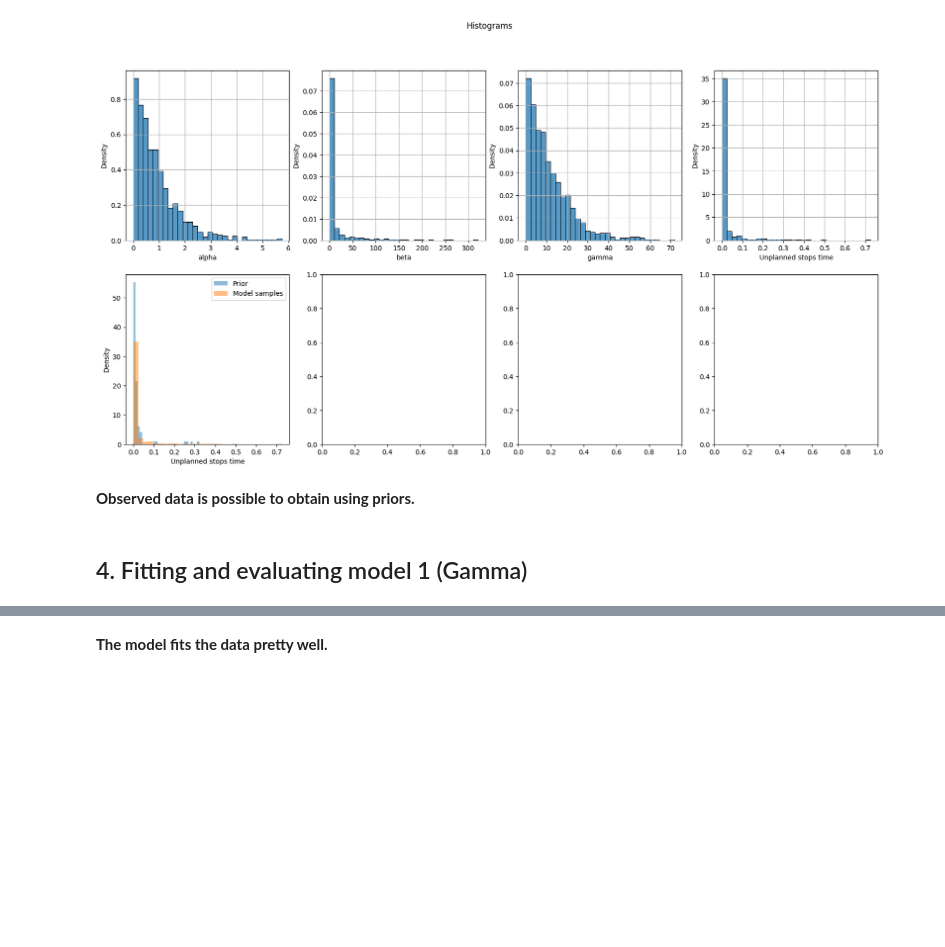
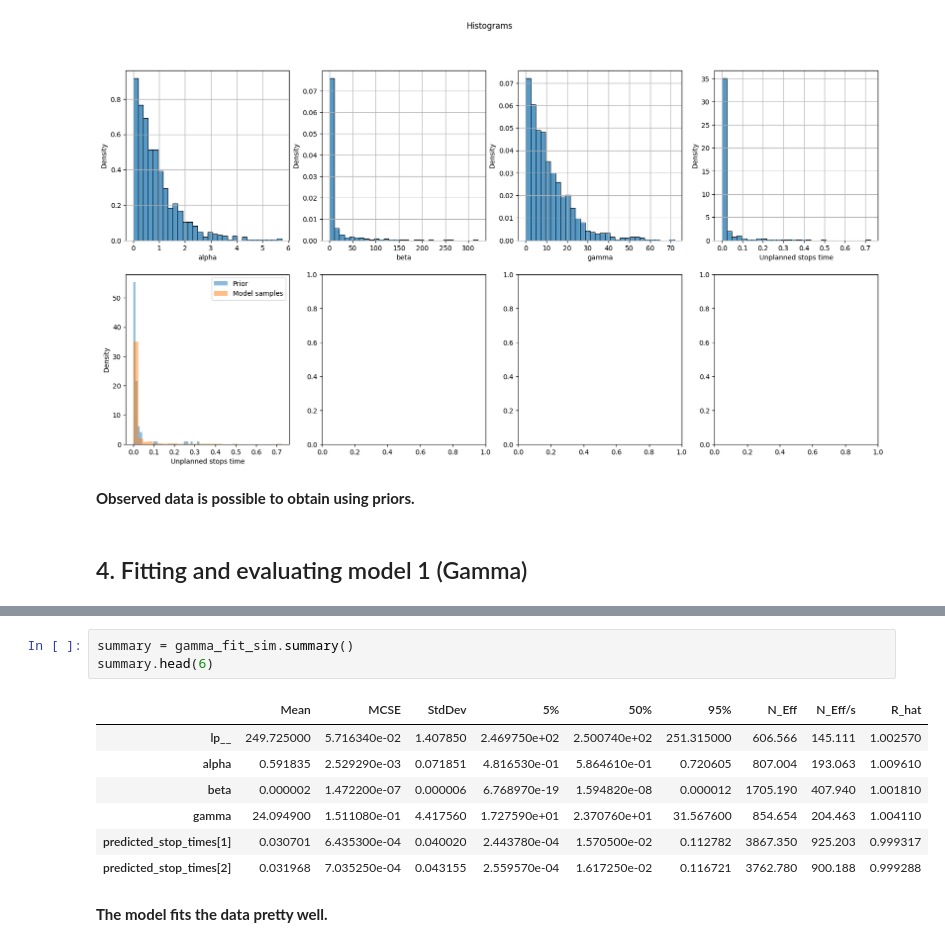
Before and after one commit to Artur-Mzyk/Data-Analytics, a Jupyter notebook: Project/review.ipynb, the cells around one changed output, grey strips where cells are left out. Drawn from its saved outputs; the diff is of its cells as text; blank space fills up the shorter version.

```diff
--- a/Project/review.ipynb
+++ b/Project/review.ipynb
@@ -379,5 +379,16 @@ Exception: gamma_lpdf: Random variable is 0, but must be positive finite! (in 'C
         Chain 4 had 87 divergent transitions (8.7%)
         Use function "diagnose()" to see further information.
 [figure]
+# %%
+summary = gamma_fit_sim.summary()
+summary.head(6)
+# %% [output]
+|  | Mean | MCSE | StdDev | 5% | 50% | 95% | N_Eff | N_Eff/s | R_hat |
+| lp__ | 249.725000 | 5.716340e-02 | 1.407850 | 2.469750e+02 | 2.500740e+02 | 251.315000 | 606.566 | 145.111 | 1.002570 |
+| alpha | 0.591835 | 2.529290e-03 | 0.071851 | 4.816530e-01 | 5.864610e-01 | 0.720605 | 807.004 | 193.063 | 1.009610 |
+| beta | 0.000002 | 1.472200e-07 | 0.000006 | 6.768970e-19 | 1.594820e-08 | 0.000012 | 1705.190 | 407.940 | 1.001810 |
+| gamma | 24.094900 | 1.511080e-01 | 4.417560 | 1.727590e+01 | 2.370760e+01 | 31.567600 | 854.654 | 204.463 | 1.004110 |
+| predicted_stop_times[1] | 0.030701 | 6.435300e-04 | 0.040020 | 2.443780e-04 | 1.570500e-02 | 0.112782 | 3867.350 | 925.203 | 0.999317 |
+| predicted_stop_times[2] | 0.031968 | 7.035250e-04 | 0.043155 | 2.559570e-04 | 1.617250e-02 | 0.116721 | 3762.780 | 900.188 | 0.999288 |
 # %% [markdown]
 **The model fits the data pretty well.**
```
Also changed, not shown: parts of 13 cells of this notebook.
